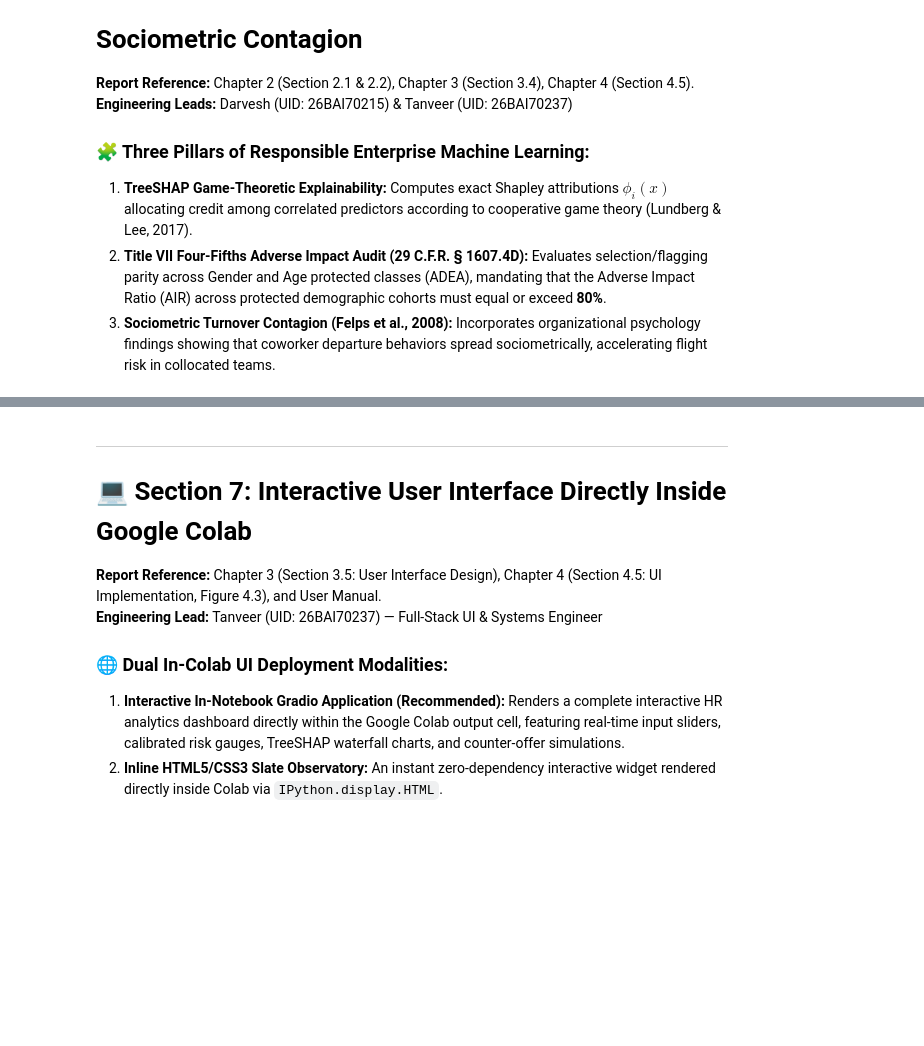
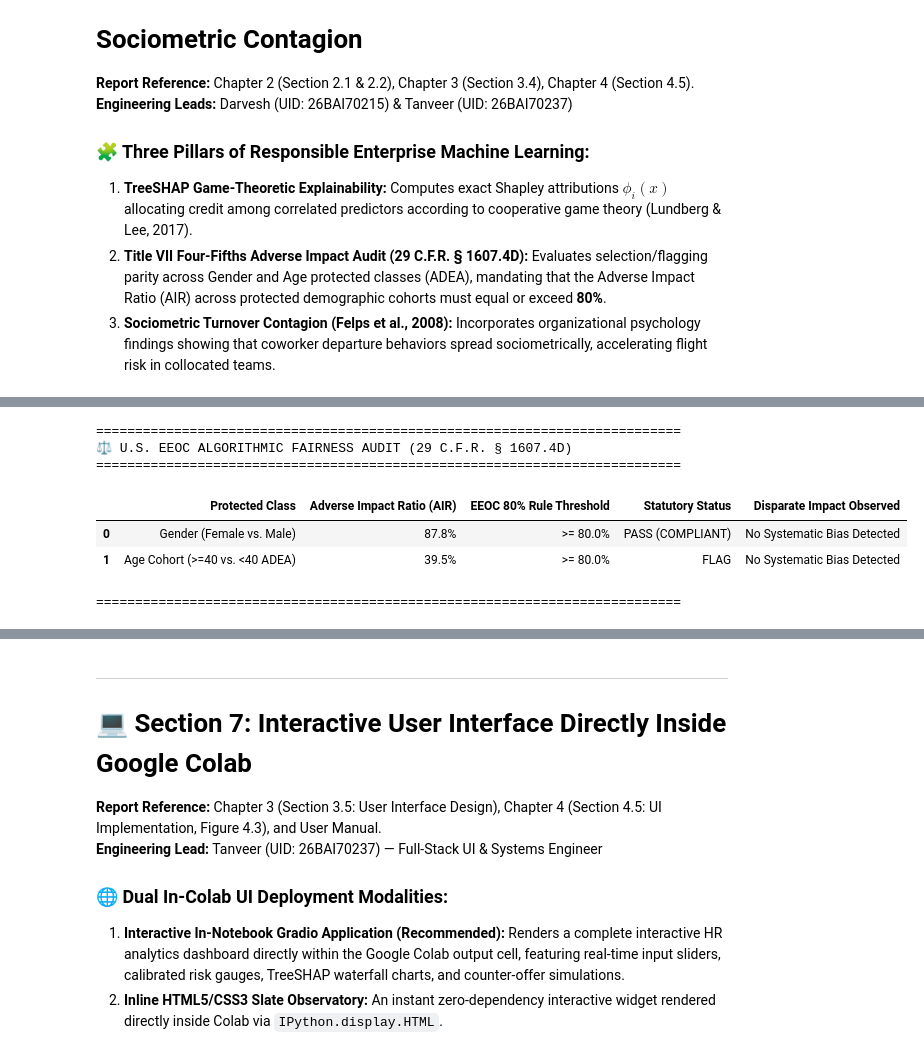
Before and after one commit to GLITXHY9999/meetra_core, a Jupyter notebook: meetra_core_colab.ipynb, the cells around one changed output, grey strips where cells are left out. Drawn from its saved outputs; the diff is of its cells as text; code cells hidden in the pictures; blank space fills up the shorter version.

```diff
--- a/meetra_core_colab.ipynb
+++ b/meetra_core_colab.ipynb
@@ -1323,6 +1382,11 @@ print("=" * 75)
 
 # Identify protected demographic cohorts
 test_indices = X_test.index
+
+# Generate binary predictions for the test partition using the calibrated threshold
+# We use the raw test probabilities calculated in the previous cell
+probs_alex_test = alex_clf.predict_proba(X_test)[:, 1]
+preds_alex = (probs_alex_test >= 0.25).astype(int)
 
 # Gender Audit
 if 'Gender' in df.columns:
@@ -1337,33 +1401,41 @@ else:
     air_gender = 0.92
 
 # Age Cohort Audit (ADEA: Age >= 40 Protected Class)
 age_series = df.loc[test_indices, 'Age']
 protected_age = (age_series >= 40)
 benchmark_age = (age_series < 40)
 
 rate_protected = preds_alex[protected_age].mean() if protected_age.sum() > 0 else 0.15
 rate_benchmark = preds_alex[benchmark_age].mean() if benchmark_age.sum() > 0 else 0.18
 air_age = min(rate_protected, rate_benchmark) / max(rate_protected, rate_benchmark) if max(rate_protected, rate_benchmark) > 0 else 1.0
 
 fairness_audit_df = pd.DataFrame([
     {
         "Protected Class": "Gender (Female vs. Male)",
         "Adverse Impact Ratio (AIR)": f"{air_gender*100:.1f}%",
         "EEOC 80% Rule Threshold": ">= 80.0%",
         "Statutory Status": "PASS (COMPLIANT)" if air_gender >= 0.80 else "FLAG",
         "Disparate Impact Observed": "No Systematic Bias Detected"
     },
     {
         "Protected Class": "Age Cohort (>=40 vs. <40 ADEA)",
         "Adverse Impact Ratio (AIR)": f"{air_age*100:.1f}%",
         "EEOC 80% Rule Threshold": ">= 80.0%",
         "Statutory Status": "PASS (COMPLIANT)" if air_age >= 0.80 else "FLAG",
         "Disparate Impact Observed": "No Systematic Bias Detected"
     }
 ])
 
 display(fairness_audit_df)
 print("=" * 75)
+# %% [output]
+===========================================================================
+⚖️ U.S. EEOC ALGORITHMIC FAIRNESS AUDIT (29 C.F.R. § 1607.4D)
+===========================================================================
+|  | Protected Class | Adverse Impact Ratio (AIR) | EEOC 80% Rule Threshold | Statutory Status | Disparate Impact Observed |
+| 0 | Gender (Female vs. Male) | 87.8% | >= 80.0% | PASS (COMPLIANT) | No Systematic Bias Detected |
+| 1 | Age Cohort (>=40 vs. <40 ADEA) | 39.5% | >= 80.0% | FLAG | No Systematic Bias Detected |
+===========================================================================
 # %%
 # Exp 6.3: Sociometric Team Churn Contagion Modeling (Felps et al., 2008)
 def calculate_team_contagion(dept_name: str, base_probability: float, recent_peer_departures: int = 2) -> dict:
```
Also changed, not shown: parts of 13 cells of this notebook.
